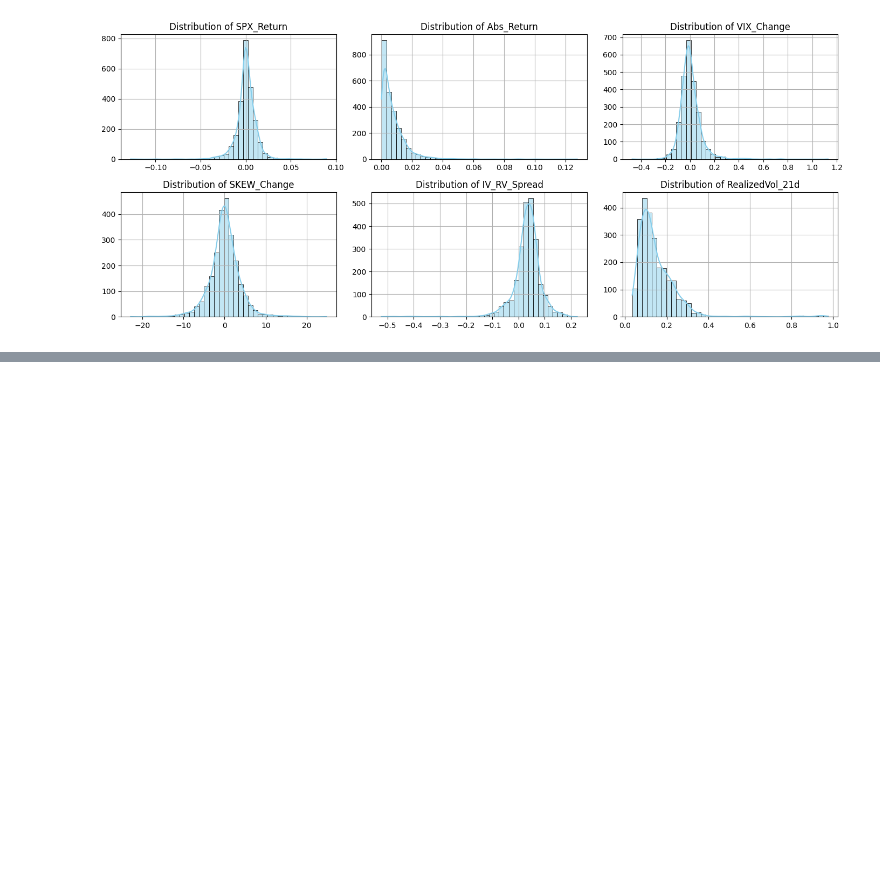
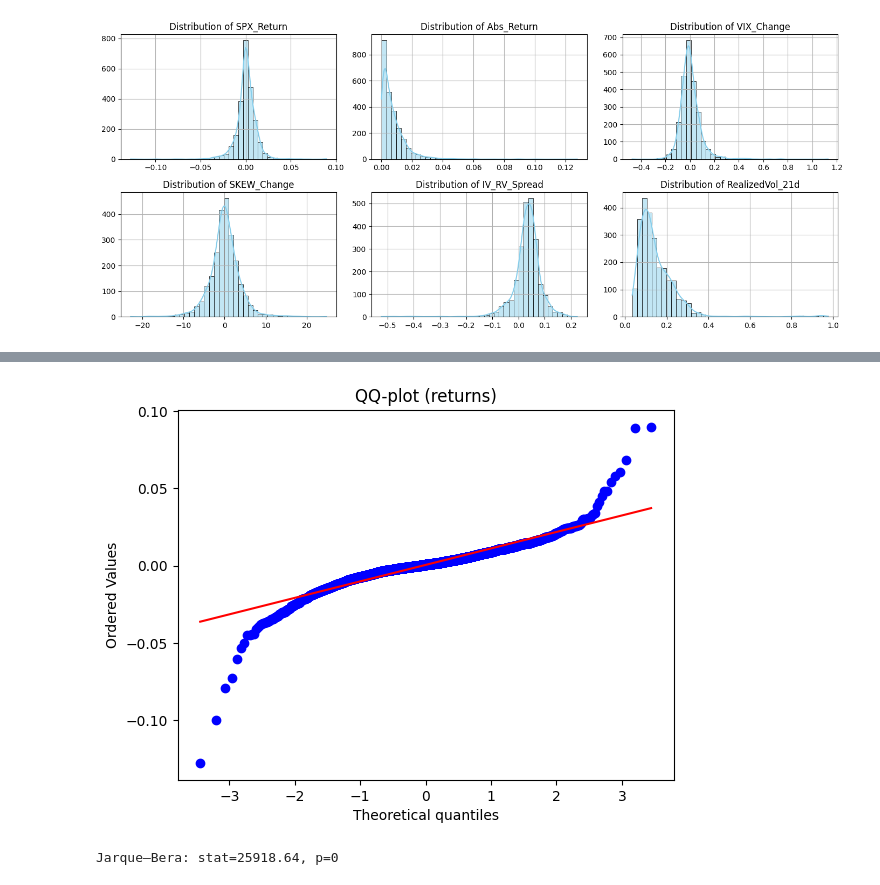
Before and after one commit to Maxx0345/MarketRegimeLab, a Jupyter notebook: Projet v1 (dataset).ipynb, the cells around one changed output, grey strips where cells are left out. Cells and saved outputs as stored; diff of their text form; code cells hidden in the pictures; blank space fills up the shorter version.

```diff
--- a/Projet v1 (dataset).ipynb
+++ b/Projet v1 (dataset).ipynb
@@ -157,0 +206,9 @@ plt.show()
+# %%
+#QQ-plot + Jarque-Bera
+stats.probplot(df["SPX_Return"].dropna(), dist="norm", plot=plt); plt.title("QQ-plot (returns)")
+plt.show()
+jb_stat, jb_p = stats.jarque_bera(df["SPX_Return"].dropna())
+print(f"Jarque–Bera: stat={jb_stat:.2f}, p={jb_p:.3g}")
+# %% [output]
+[figure, added]
+Jarque–Bera: stat=25918.64, p=0
```
Also changed, not shown: parts of 15 cells of this notebook, 1 other file.
